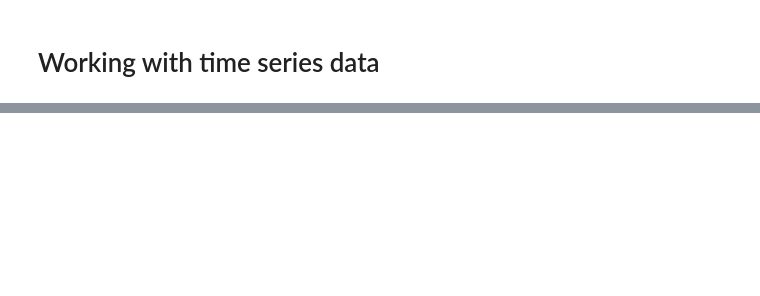
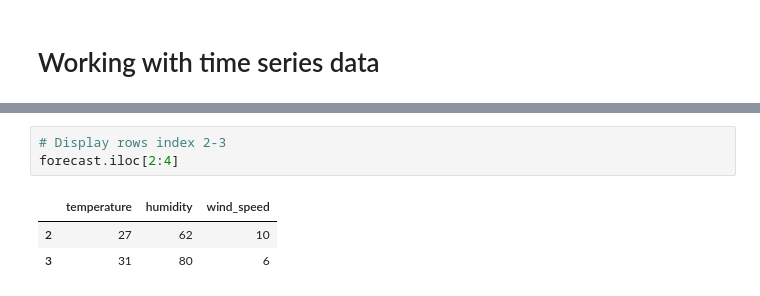
Before and after one commit to NASA-SARP/lesson2_timeseries_east, a Jupyter notebook: training.ipynb, the cells around one changed output, grey strips where cells are left out. Drawn from its saved outputs; the diff is of its cells as text; blank space fills up the shorter version.

```diff
--- a/training.ipynb
+++ b/training.ipynb
@@ -20,0 +202,7 @@ TODO: Navigating the JupyterHub and Jupyter Notebooks.
+# %%
+# Display rows index 2-3
+forecast.iloc[2:4]
+# %% [output]
+|  | temperature | humidity | wind_speed |
+| 2 | 27 | 62 | 10 |
+| 3 | 31 | 80 | 6 |
```
Also changed, not shown: parts of 74 cells of this notebook, 6 other files.
